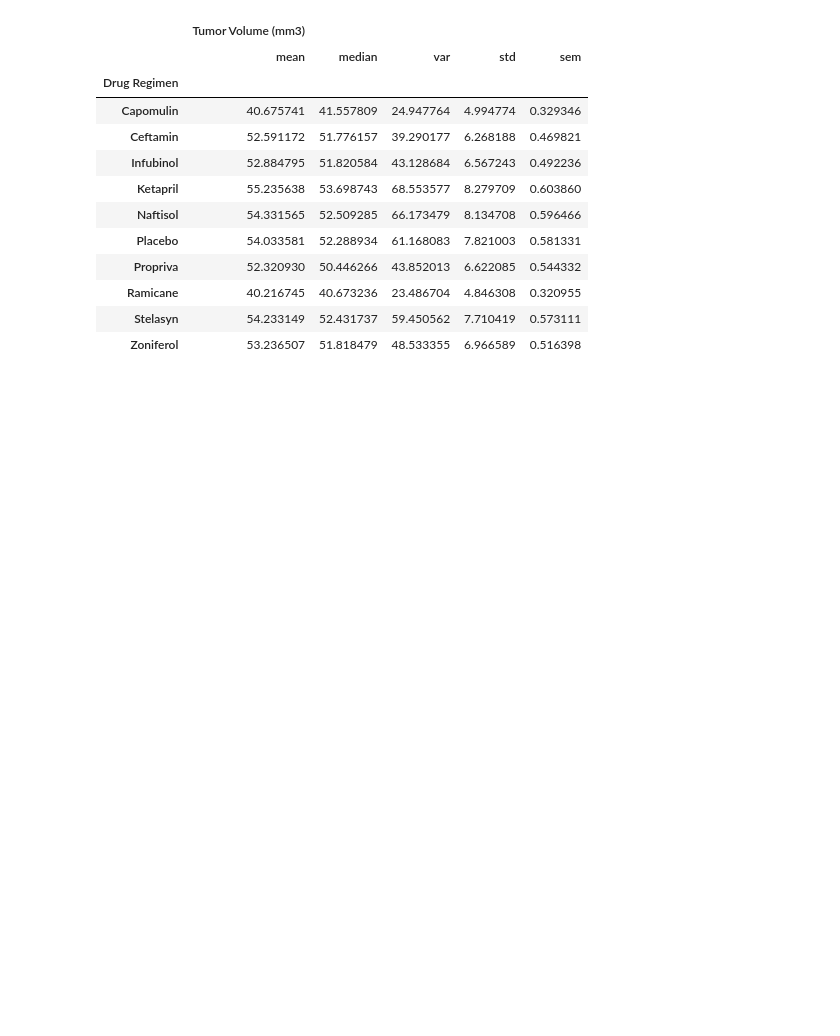
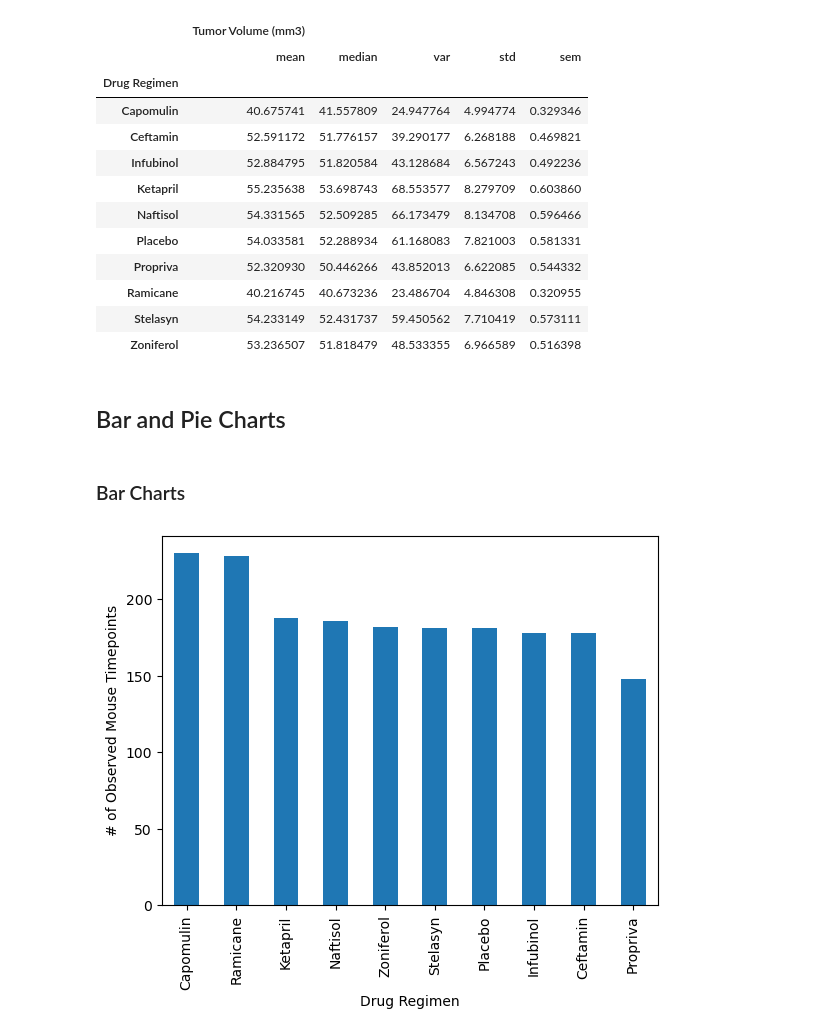
Before and after one commit to brianna-mitri/visualization-challenge, a Jupyter notebook: pymaceuticals.ipynb, the cells around one changed output. Saved outputs shown, nothing was run; the diff lists cells and outputs as text; code cells hidden in the pictures; blank space fills up the shorter version.

Commit message:
Added bar and pie charts

```diff
--- a/pymaceuticals.ipynb
+++ b/pymaceuticals.ipynb
@@ -116,3 +116,15 @@ summary_stats_df
 | Ramicane | 40.216745 | 40.673236 | 23.486704 | 4.846308 | 0.320955 |
 | Stelasyn | 54.233149 | 52.431737 | 59.450562 | 7.710419 | 0.573111 |
 | Zoniferol | 53.236507 | 51.818479 | 48.533355 | 6.966589 | 0.516398 |
+# %% [markdown]
+## Bar and Pie Charts
+# %% [markdown]
+### Bar Charts
+# %%
+# count number of rows for each drug regimen to plot
+drug_cnts_df = cleaned_study_df['Drug Regimen'].value_counts()
+# %%
+# pandas bar plot: show the total number of rows (Mouse ID/Timepoints) for each drug regimen
+drug_cnts_plot = drug_cnts_df.plot(kind='bar', ylabel='# of Observed Mouse Timepoints')
+# %% [output]
+[figure, added]
```
Also changed, not shown: parts of 5 cells of this notebook.
